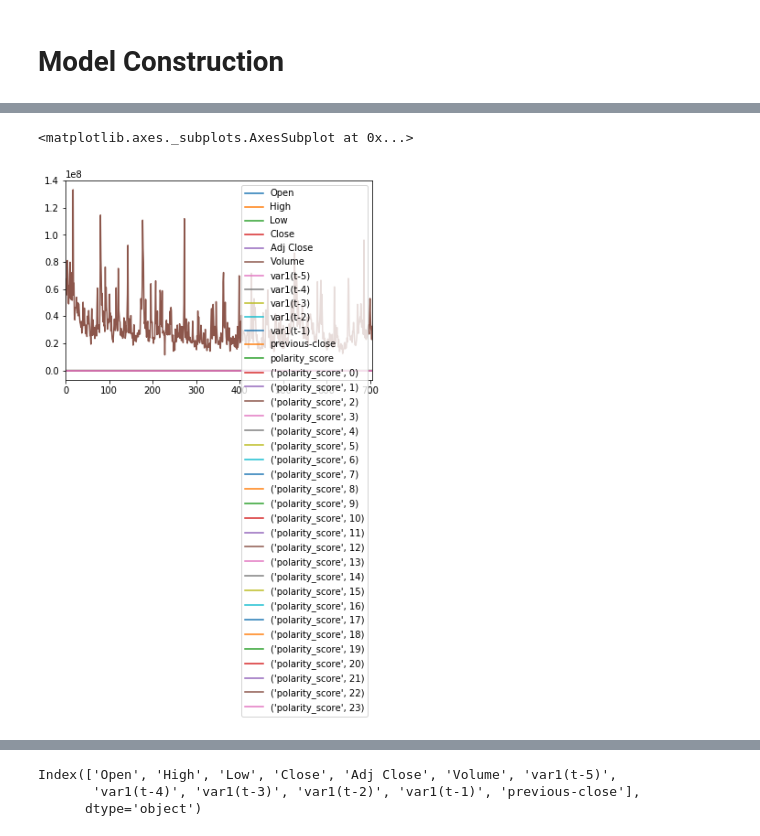
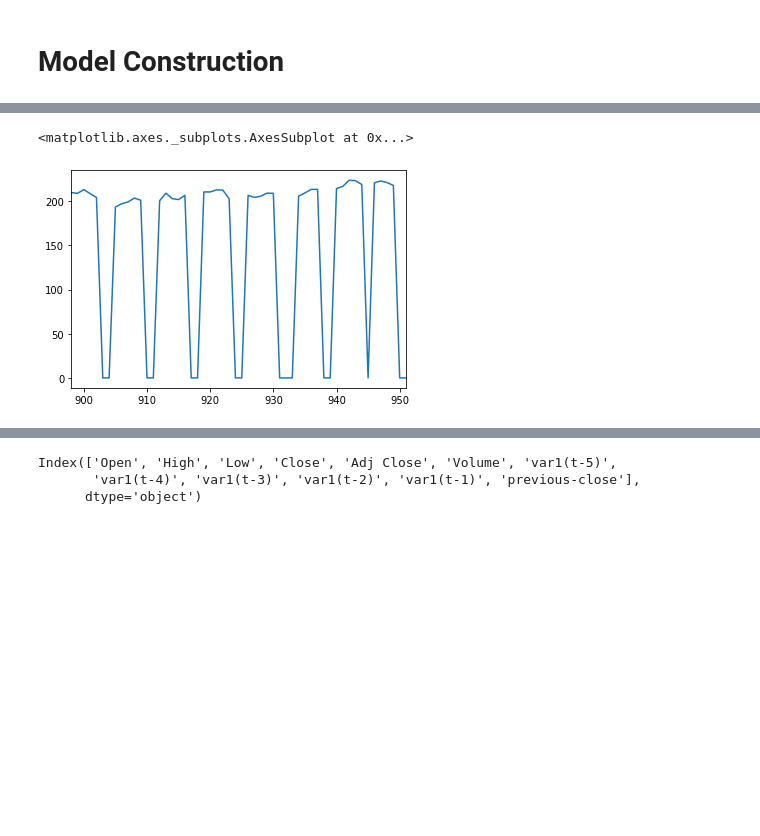
Before and after one commit to IND5003-Project/main, a Jupyter notebook: ML Model-with-sentiment-60Days.ipynb, the cells around one changed output, grey strips where cells are left out. Drawn from its saved outputs; the diff is of its cells as text; code cells hidden in the pictures; blank space fills up the shorter version.

Commit message:
sentimentfinalized

```diff
--- a/ML Model-with-sentiment-60Days.ipynb
+++ b/ML Model-with-sentiment-60Days.ipynb
@@ -84,0 +99,2 @@ data_w_sentiment = data[]
+# %%
+data=data.fillna(0)
@@ -84,0 +140,2 @@ data_w_sentiment = data[]
+# %%
+data_with_sentiment = data.iloc[898:, :]
@@ -85,5 +162,7 @@ data_w_sentiment = data[]
 # %%
-X = data.drop(columns=['movement','movement01', 'Unnamed: 0', 'up', 'down'])
+data = data_with_sentiment
+
+X = data.drop(columns=['level_0', 'movement','movement01', 'Unnamed: 0', 'Date'])
 y = data['movement01']
 # %%
 X.columns
@@ -132,11 +211,11 @@ memory usage: 280.8 KB
 # split into inputs and outputs --- NOT USING NORMAL SPLITING SINCE THIS IS TIME SERIES
 #X_train, X_test, y_train, y_test = train_test_split(X, y, test_size=0.33, random_state=42)
 
-X_train = X.iloc[:706, :]
-X_test = X.iloc[706:, :]
+X_train = X.iloc[:54, :]
+X_test = X.iloc[54:, :]
 
-y_train = y.iloc[:706]
-y_test = y.iloc[706:]
+y_train = y.iloc[:54]
+y_test = y.iloc[54:]
 # %%
 X_test
 # %% [output]
@@ -156,6 +229,6 @@ X_test
 # %%
-X_train.plot()
+X_train['Close'].plot()
 # %% [output]
 <matplotlib.axes._subplots.AxesSubplot at 0x...>
-[figure, old version]
+[figure, new version]
 # %%
```
Also changed, not shown: parts of 37 cells of this notebook, 2 other files.
